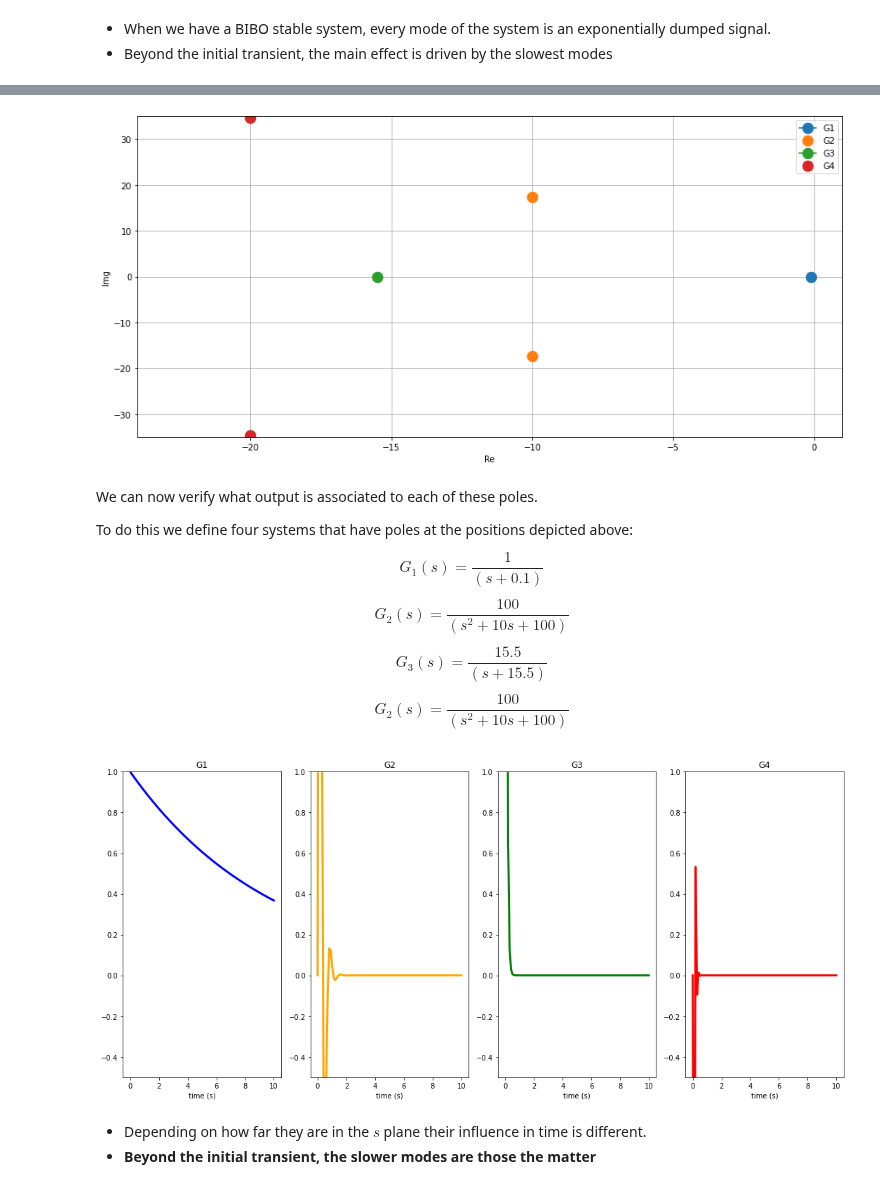
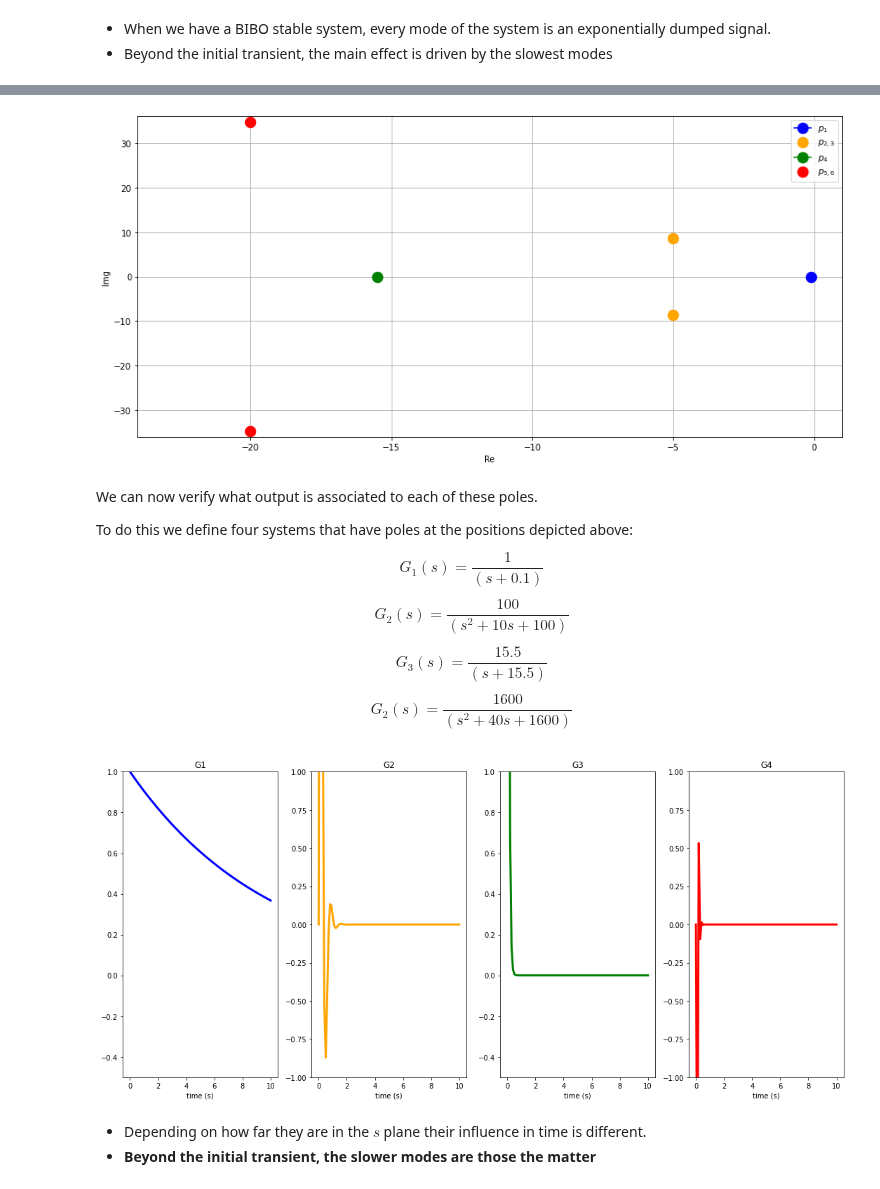
Before and after one commit to andreamunafo/classical_control_theory, a Jupyter notebook: 05_System_response.ipynb, the cells around one changed output, grey strips where cells are left out. Saved outputs shown, nothing was run; the diff lists cells and outputs as text; code cells hidden in the pictures.

```diff
--- a/05_System_response.ipynb
+++ b/05_System_response.ipynb
@@ -73,20 +101,22 @@ q2: -1.53283653303955 + 6.08703605256546e-5*I
 # %%
 fig, axs = plt.subplots(1,1,figsize=(15,7))
 
-plt.plot(-0.1, 0, marker='.', markersize=25)
-plt.plot([-10, -10], [-17.32, 17.32], marker='.', markersize=25, linestyle='')
-plt.plot(-15.5, 0, marker='.', markersize=25)
-plt.plot([-20, -20], [-34.64, 34.64], marker='.', markersize=25, linestyle='')
+
+plt.plot(-0.1,    0,                  marker='.', markersize=25, color='blue')
+plt.plot([-5, -5],   [-8.66, 8.66],   marker='.', markersize=25, linestyle='', color='orange')
+plt.plot(-15.5,   0,                  marker='.', markersize=25, color='green')
+plt.plot([-20, -20], [-34.64, 34.64], marker='.', markersize=25, linestyle='', color='red')
+
 
 axs.set_xlim([-24, 1])
-axs.set_ylim([-35, 35])
+axs.set_ylim([-36, 36])
 axs.set_xlabel('Re')
 axs.set_ylabel('Img')
 
-plt.legend(['G1', 'G2', 'G3', 'G4'])
+plt.legend(['$p_1$', '$p_{2,3}$', '$p_4$', '$p_{5,6}$'])
 plt.grid()
 # %% [output]
-[figure, old version]
+[figure, new version]
 # %% [markdown]
 We can now verify what output is associated to each of these poles.
 
@@ -98,29 +128,32 @@ $$ G_2(s) = \frac{100}{(s^2 + 10s + 100)} $$
 
 $$ G_3(s) = \frac{15.5}{(s + 15.5)} $$
 
-$$ G_2(s) = \frac{100}{(s^2 + 10s + 100)} $$
+$$ G_2(s) = \frac{1600}{(s^2 + 40s + 1600)} $$
 # %%
 fig, axs = plt.subplots(1,4,figsize=(15,7))
 
 time = np.linspace(0,10,100)
 
 # Define our systems
 G1 = 1/(s + 0.1)
+
 zeta, w_n = 0.5, 10
 G2 = w_n**2/(s**2 + 2*zeta*w_n*s + w_n**2)
+
 G3 = 15.5/(s + 15.5)
+
 zeta, w_n = 0.5, 40
 G4 = w_n**2/(s**2 + 2*zeta*w_n*s + w_n**2)
 
 # plot them
-axs[0].plot(time, evaluate(invL(G1), time), color='blue', linewidth=3), axs[0].set_ylim(-.5, 1), axs[0].set_title('G1'), axs[0].set_xlabel('time (s)')
-axs[1].plot(time, evaluate(invL(G2), time), color='orange', linewidth=3), axs[1].set_ylim(-.5, 1), axs[1].set_title('G2'), axs[1].set_xlabel('time (s)')
-axs[2].plot(time, evaluate(invL(G3), time), color='green', linewidth=3), axs[2].set_ylim(-.5, 1), axs[2].set_title('G3'), axs[2].set_xlabel('time (s)')
-axs[3].plot(time, evaluate(invL(G4), time), color='red', linewidth=3), axs[3].set_ylim(-.5, 1), axs[3].set_title('G4'), axs[3].set_xlabel('time (s)')
+axs[0].plot(time, evaluate(invL(G1), time), color='blue',   linewidth=3), axs[0].set_ylim(-.5, 1), axs[0].set_title('G1'), axs[0].set_xlabel('time (s)')
+axs[1].plot(time, evaluate(invL(G2), time), color='orange', linewidth=3), axs[1].set_ylim(-1, 1), axs[1].set_title('G2'), axs[1].set_xlabel('time (s)')
+axs[2].plot(time, evaluate(invL(G3), time), color='green',  linewidth=3), axs[2].set_ylim(-.5, 1), axs[2].set_title('G3'), axs[2].set_xlabel('time (s)')
+axs[3].plot(time, evaluate(invL(G4), time), color='red',    linewidth=3), axs[3].set_ylim(-1, 1), axs[3].set_title('G4'), axs[3].set_xlabel('time (s)')
 
 fig.tight_layout()
 # %% [output]
-[figure, old version]
+[figure, new version]
 # %% [markdown]
 - Depending on how far they are in the $s$ plane their influence in time is different.
 - **Beyond the initial transient, the slower modes are those the matter**
```
Also changed, not shown: parts of 18 cells of this notebook, 9 other files.
